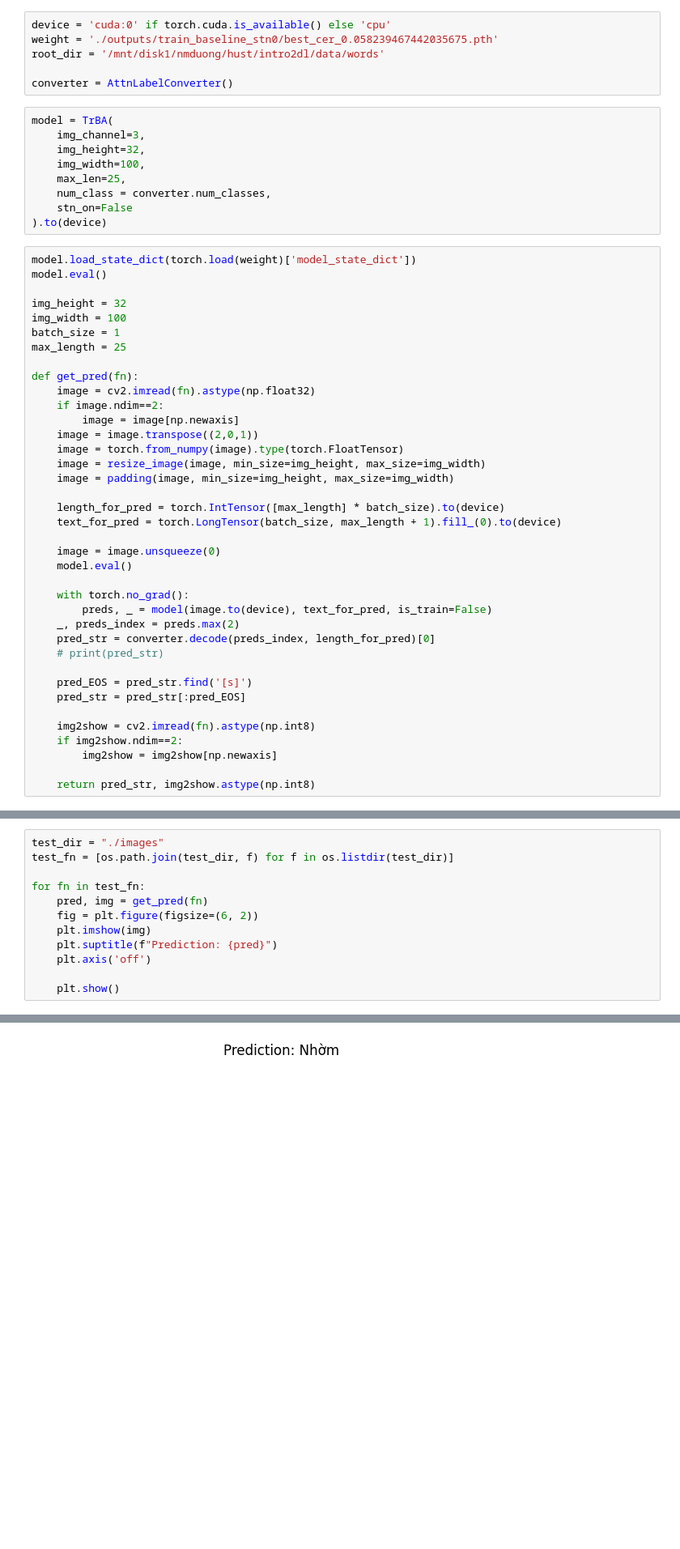
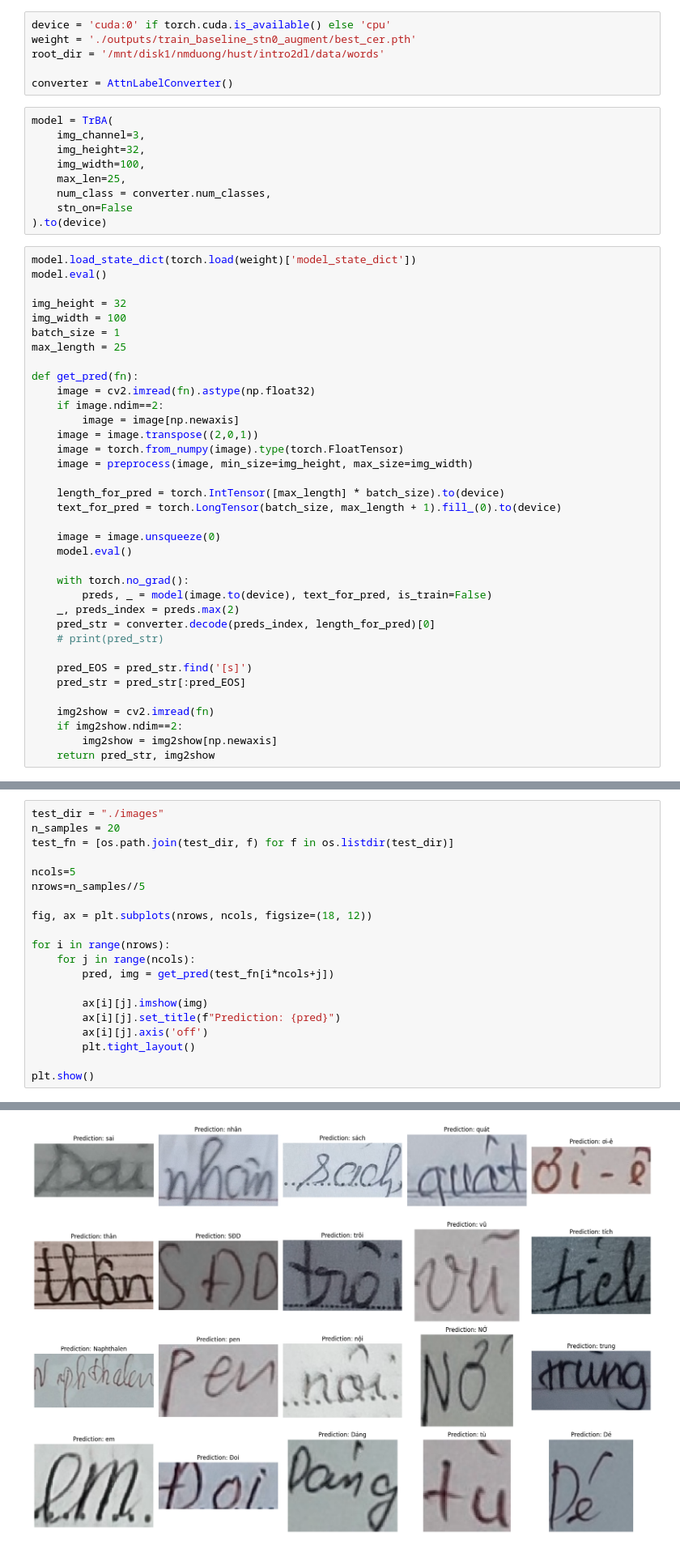
Before and after one commit to kiet21042003/Handwriting-Recognition-Deep-Learning, a Jupyter notebook: demo.ipynb, the cells around one changed output, grey strips where cells are left out. Shown at 81% size. Drawn from its saved outputs; the diff is of its cells as text; blank space fills up the shorter version.

```diff
--- a/demo.ipynb
+++ b/demo.ipynb
@@ -12,7 +12,7 @@ from data.dataset import HWDataset
 from data.utils import *
 # %%
 device = 'cuda:0' if torch.cuda.is_available() else 'cpu'
-weight = './outputs/train_baseline_stn0/best_cer_0.058239467442035675.pth'
+weight = './outputs/train_baseline_stn0_augment/best_cer.pth'
 root_dir = '/mnt/disk1/nmduong/hust/intro2dl/data/words'
 
 converter = AttnLabelConverter()
@@ -40,8 +40,7 @@ def get_pred(fn):
         image = image[np.newaxis]
     image = image.transpose((2,0,1))
     image = torch.from_numpy(image).type(torch.FloatTensor)
-    image = resize_image(image, min_size=img_height, max_size=img_width)
-    image = padding(image, min_size=img_height, max_size=img_width)
+    image = preprocess(image, min_size=img_height, max_size=img_width)
 
     length_for_pred = torch.IntTensor([max_length] * batch_size).to(device)
     text_for_pred = torch.LongTensor(batch_size, max_length + 1).fill_(0).to(device)
@@ -58,8 +57,7 @@ def get_pred(fn):
     pred_EOS = pred_str.find('[s]')
     pred_str = pred_str[:pred_EOS]
 
-    img2show = cv2.imread(fn).astype(np.int8)
+    img2show = cv2.imread(fn)
     if img2show.ndim==2:
         img2show = img2show[np.newaxis]
-
-    return pred_str, img2show.astype(np.int8)
+    return pred_str, img2show
@@ -66,13 +74,21 @@ def get_pred(fn):
 # %%
 test_dir = "./images"
+n_samples = 20
 test_fn = [os.path.join(test_dir, f) for f in os.listdir(test_dir)]
 
-for fn in test_fn:
-    pred, img = get_pred(fn)
-    fig = plt.figure(figsize=(6, 2))
-    plt.imshow(img)
-    plt.suptitle(f"Prediction: {pred}")
-    plt.axis('off')
+ncols=5
+nrows=n_samples//5
 
-    plt.show()
+fig, ax = plt.subplots(nrows, ncols, figsize=(18, 12))
+
+for i in range(nrows):
+    for j in range(ncols):
+        pred, img = get_pred(test_fn[i*ncols+j])
+
+        ax[i][j].imshow(img)
+        ax[i][j].set_title(f"Prediction: {pred}")
+        ax[i][j].axis('off')
+        plt.tight_layout()
+
+plt.show()
 # %% [output]
@@ -80 +95 @@ Clipping input data to the valid range for imshow with RGB data ([0..1] for floa
-[figure, old version]
+[figure, new version]
```
Also changed, not shown: parts of 2 cells of this notebook, 42 other files.
